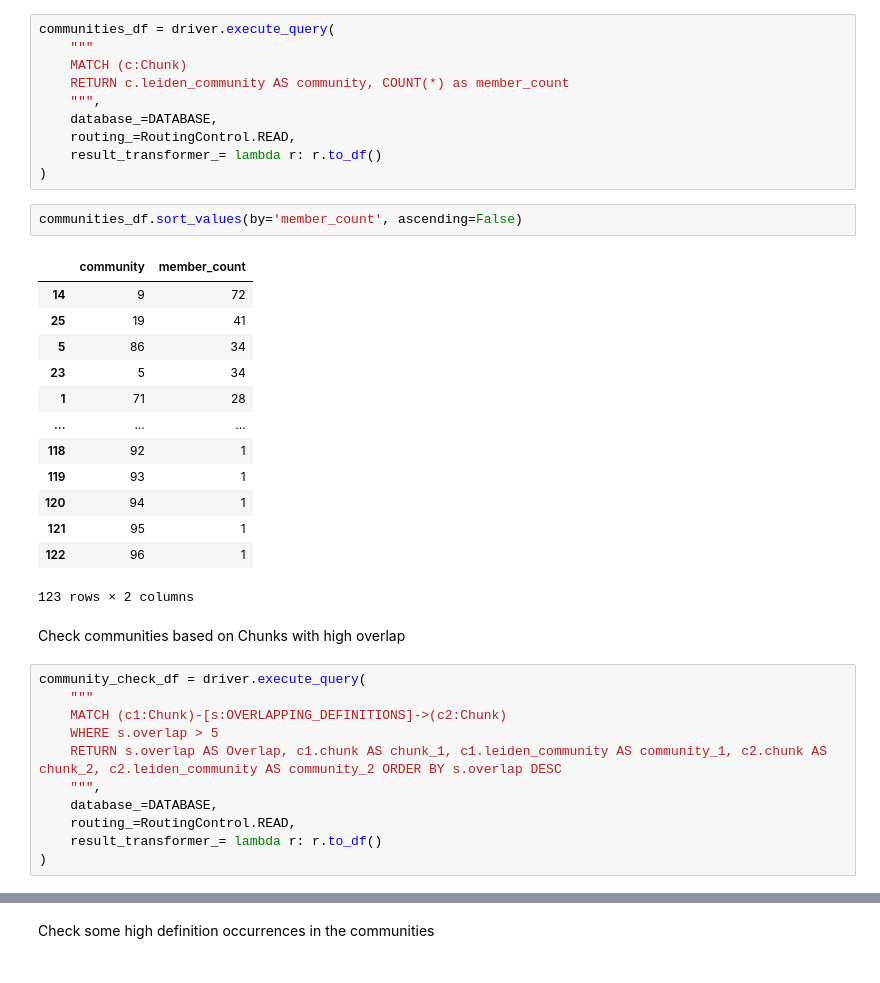
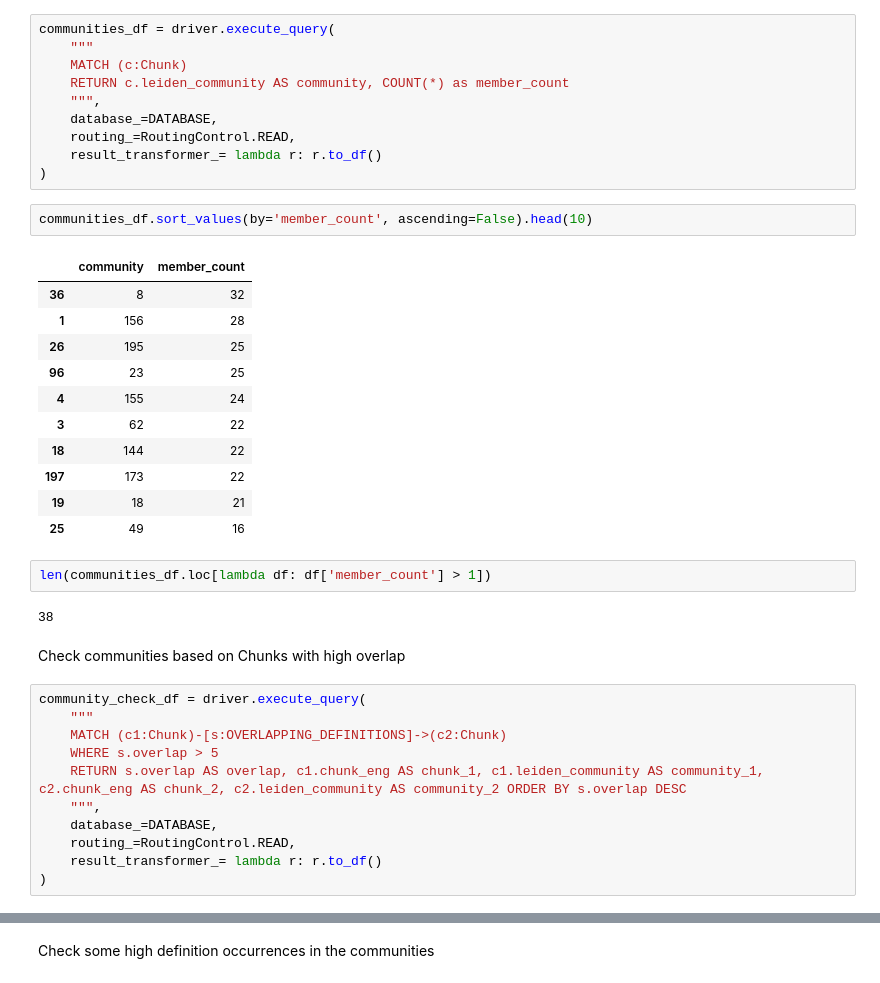
Before and after one commit to erikbijl/rabobank-workshop-genai, a Jupyter notebook: 4 - Explore Graph.ipynb, the cells around one changed output, grey strips where cells are left out. Drawn from its saved outputs; the diff is of its cells as text.

Commit message:
🎨 Restructure notebook, add explanations and improve communities

```diff
--- a/4 - Explore Graph.ipynb
+++ b/4 - Explore Graph.ipynb
@@ -658,21 +740,23 @@ communities_df = driver.execute_query(
     result_transformer_= lambda r: r.to_df()
 )
 # %%
-communities_df.sort_values(by='member_count', ascending=False)
+communities_df.sort_values(by='member_count', ascending=False).head(10)
 # %% [output]
 |  | community | member_count |
-| 14 | 9 | 72 |
-| 25 | 19 | 41 |
-| 5 | 86 | 34 |
-| 23 | 5 | 34 |
-| 1 | 71 | 28 |
-| ... | ... | ... |
-| 118 | 92 | 1 |
-| 119 | 93 | 1 |
-| 120 | 94 | 1 |
-| 121 | 95 | 1 |
-| 122 | 96 | 1 |
+| 36 | 8 | 32 |
+| 1 | 156 | 28 |
+| 26 | 195 | 25 |
+| 96 | 23 | 25 |
+| 4 | 155 | 24 |
+| 3 | 62 | 22 |
+| 18 | 144 | 22 |
+| 197 | 173 | 22 |
+| 19 | 18 | 21 |
+| 25 | 49 | 16 |
-123 rows × 2 columns
+# %%
+len(communities_df.loc[lambda df: df['member_count'] > 1])
+# %% [output]
+38
 # %% [markdown]
 Check communities based on Chunks with high overlap
 # %%
@@ -680,7 +764,7 @@ community_check_df = driver.execute_query(
     """
     MATCH (c1:Chunk)-[s:OVERLAPPING_DEFINITIONS]->(c2:Chunk)
     WHERE s.overlap > 5
-    RETURN s.overlap AS Overlap, c1.chunk AS chunk_1, c1.leiden_community AS community_1, c2.chunk AS chunk_2, c2.leiden_community AS community_2 ORDER BY s.overlap DESC
+    RETURN s.overlap AS overlap, c1.chunk_eng AS chunk_1, c1.leiden_community AS community_1, c2.chunk_eng AS chunk_2, c2.leiden_community AS community_2 ORDER BY s.overlap DESC
     """,
     database_=DATABASE,
     routing_=RoutingControl.READ,
```
Also changed, not shown: parts of 56 cells of this notebook.
